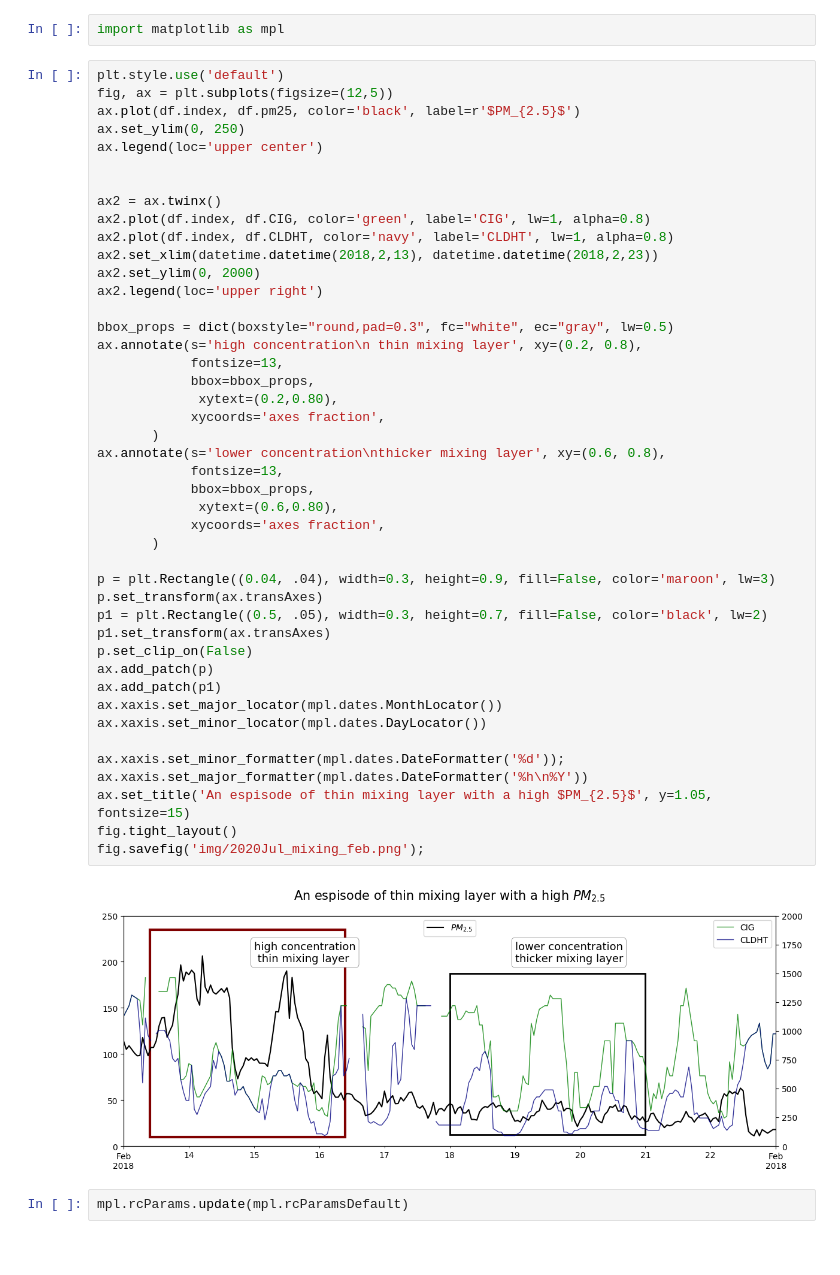
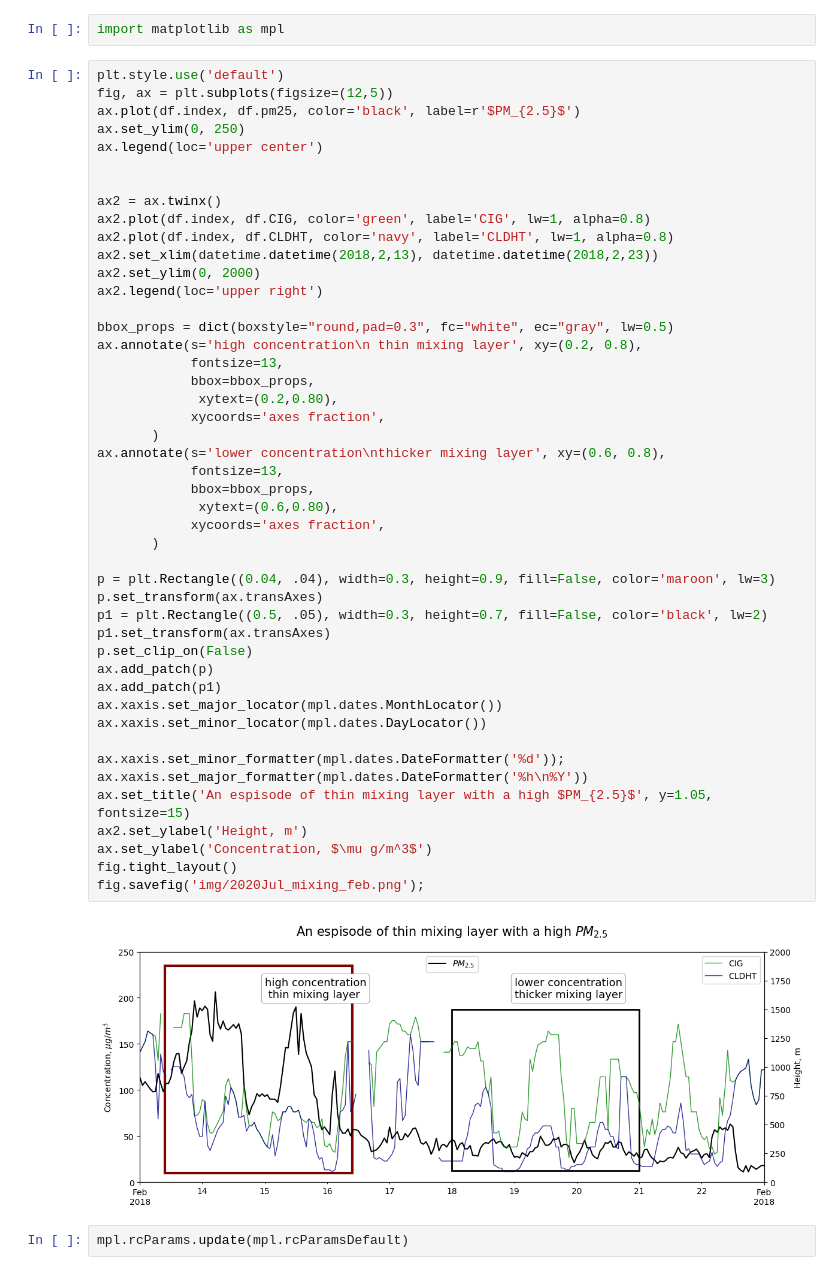
Before and after one commit to binh-bk/air-quality-analysis, a Jupyter notebook: 2.2 PM2.5 vs. meteorological (analysis).ipynb, the cells around one changed output. Drawn from its saved outputs; the diff is of its cells as text.

```diff
--- a/2.2 PM2.5 vs. meteorological (analysis).ipynb
+++ b/2.2 PM2.5 vs. meteorological (analysis).ipynb
@@ -656,34 +656,36 @@ ax2.legend(loc='upper right')
 bbox_props = dict(boxstyle="round,pad=0.3", fc="white", ec="gray", lw=0.5)
 ax.annotate(s='high concentration\n thin mixing layer', xy=(0.2, 0.8),
             fontsize=13,
             bbox=bbox_props,
              xytext=(0.2,0.80),
             xycoords='axes fraction',
        )
 ax.annotate(s='lower concentration\nthicker mixing layer', xy=(0.6, 0.8),
             fontsize=13,
             bbox=bbox_props,
              xytext=(0.6,0.80),
             xycoords='axes fraction',
        )
 
 p = plt.Rectangle((0.04, .04), width=0.3, height=0.9, fill=False, color='maroon', lw=3)
 p.set_transform(ax.transAxes)
 p1 = plt.Rectangle((0.5, .05), width=0.3, height=0.7, fill=False, color='black', lw=2)
 p1.set_transform(ax.transAxes)
 p.set_clip_on(False)
 ax.add_patch(p)
 ax.add_patch(p1)
 ax.xaxis.set_major_locator(mpl.dates.MonthLocator())
 ax.xaxis.set_minor_locator(mpl.dates.DayLocator())
 
 ax.xaxis.set_minor_formatter(mpl.dates.DateFormatter('%d'));
 ax.xaxis.set_major_formatter(mpl.dates.DateFormatter('%h\n%Y'))
 ax.set_title('An espisode of thin mixing layer with a high $PM_{2.5}$', y=1.05, fontsize=15)
+ax2.set_ylabel('Height, m')
+ax.set_ylabel('Concentration, $\mu g/m^3$')
 fig.tight_layout()
 fig.savefig('img/2020Jul_mixing_feb.png');
 # %% [output]
-[figure, old version]
+[figure, new version]
 # %%
 mpl.rcParams.update(mpl.rcParamsDefault)
 # %%
```
Also changed, not shown: parts of 1 cell of this notebook, 2 other files.
